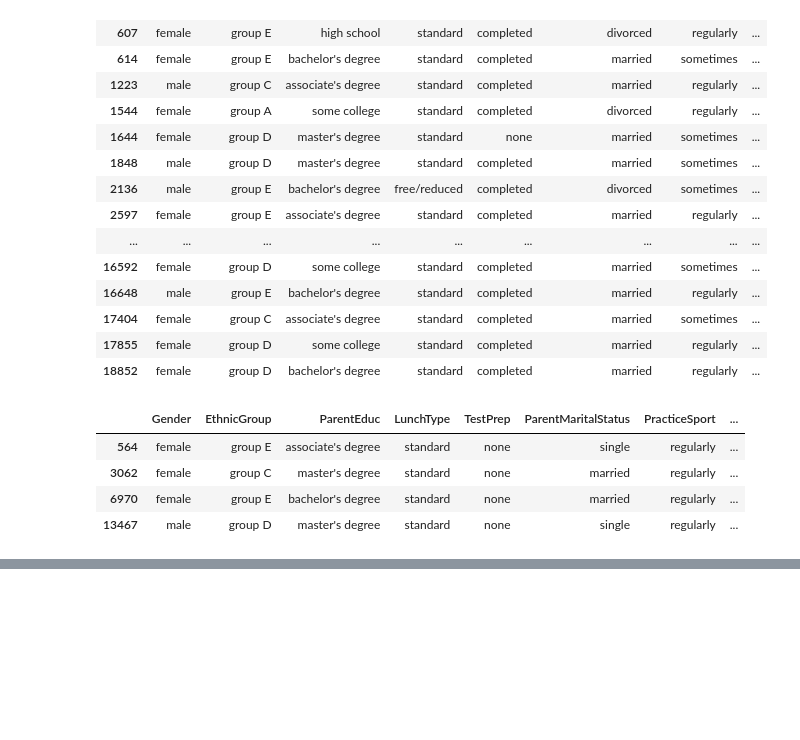
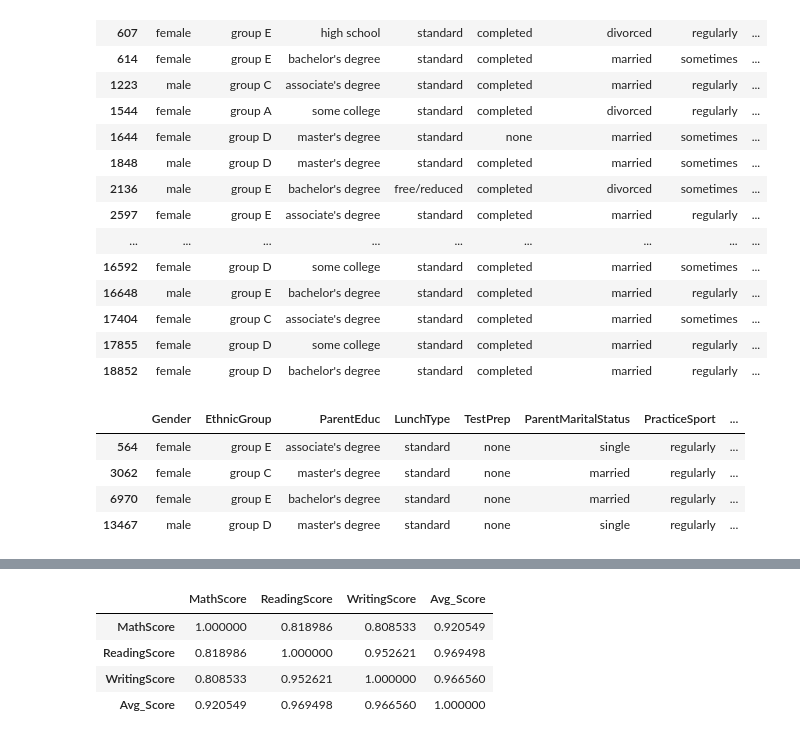
Before and after one commit to fahim-506/eda-with-python, a Jupyter notebook: practice_dataset/students.ipynb, the cells around one changed output, grey strips where cells are left out. Drawn from its saved outputs; the diff is of its cells as text; code cells hidden in the pictures; blank space fills up the shorter version.

```diff
--- a/practice_dataset/students.ipynb
+++ b/practice_dataset/students.ipynb
@@ -384,0 +395,8 @@ df.loc[(df['Avg_Score']==df['Avg_Score'].max()) & (df['TestPrep']=='none') & (df
+# %%
+df[['MathScore','ReadingScore','WritingScore','Avg_Score']].corr()
+# %% [output]
+|  | MathScore | ReadingScore | WritingScore | Avg_Score |
+| MathScore | 1.000000 | 0.818986 | 0.808533 | 0.920549 |
+| ReadingScore | 0.818986 | 1.000000 | 0.952621 | 0.969498 |
+| WritingScore | 0.808533 | 0.952621 | 1.000000 | 0.966560 |
+| Avg_Score | 0.920549 | 0.969498 | 0.966560 | 1.000000 |
```
Also changed, not shown: parts of 1 cell of this notebook, 1 other file.
